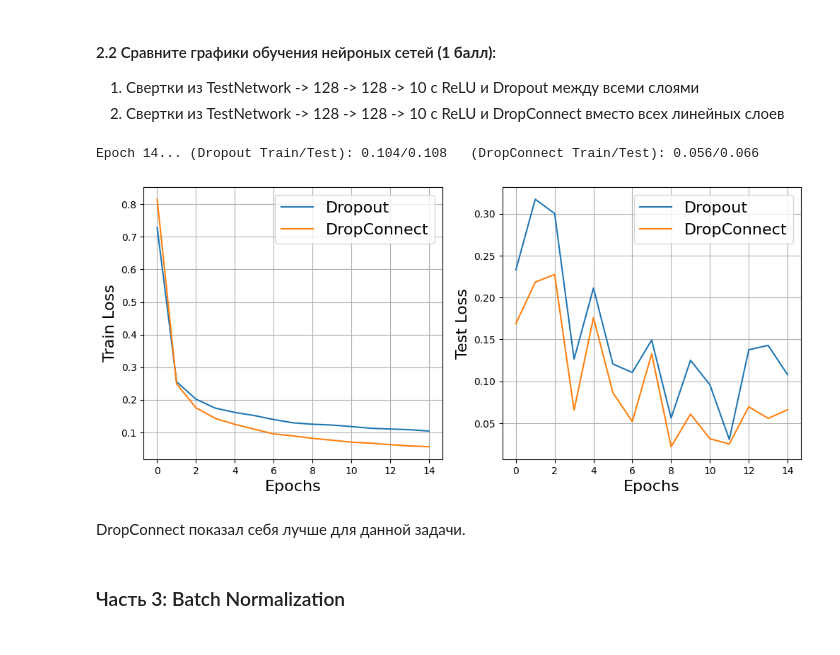
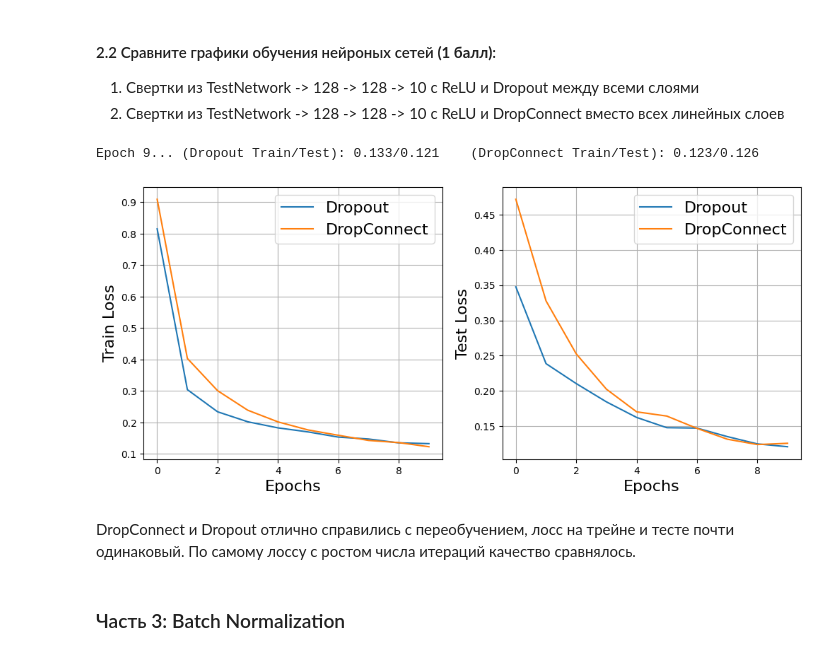
Before and after one commit to ladudin/VK-DL, a Jupyter notebook: lecture5/homework5.ipynb, the cells around one changed output. Saved outputs shown, nothing was run; the diff lists cells and outputs as text; code cells hidden in the pictures.

```diff
--- a/lecture5/homework5.ipynb
+++ b/lecture5/homework5.ipynb
@@ -297,6 +297,8 @@ def train(model1, name1, model2, name2, opt1, opt2, loss_fn, n_epochs=5, plot=Tr
         model2_losses = []
         with torch.no_grad():
             for batch_idx,(images_test, labels_test) in enumerate(test_loader):
+                X = images_test.data
+                y = labels_test.data
                 output1 = model1(X)
                 output2 = model2(X)
                 loss1 = loss_fn(output1, y)
@@ -354,20 +356,24 @@ class DropConnect(nn.Module):
         self.linear = nn.Linear(input_dim, output_dim)
         self.p = p
 
+
     def forward(self, x):
-        mask = torch.empty_like(self.linear.weight).bernoulli_(1 - self.p).type(torch.FloatTensor)
-        if self.eval:
-            mask = torch.where(mask > 0, 1, 1 - self.p)
+        mask = torch.empty(self.linear.weight.shape).uniform_(0, 1).type(torch.FloatTensor)
+        if self.training:
+            mask = torch.where(mask > self.p, 1, 0)
+        else:
+            mask = torch.where(mask > self.p, 1, 1 - self.p)
+        mask = mask.data
         output = F.linear(x, self.linear.weight * mask, self.linear.bias)
         return output
 # %%
 layers_dropout = [
     nn.Linear(196, 128),
     nn.ReLU(),
-    nn.Dropout(),
+    Dropout(),
     nn.Linear(128, 128),
     nn.ReLU(),
-    nn.Dropout(),
+    Dropout(),
     nn.Linear(128, 10)
 ]
 
@@ -376,7 +382,7 @@ layers_dropconnect = [
     nn.ReLU(),
     DropConnect(128, 128),
     nn.ReLU(),
-    DropConnect(128, 10)
+    nn.Linear(128, 10)
 ]
 # %%
 network_dropout = TestNetwork(nn.Sequential(*layers_dropout))
@@ -386,12 +392,12 @@ optimizer_dropconnect = torch.optim.Adam(network_dropconnect.parameters(), lr=0.
 loss_fn = torch.nn.NLLLoss()
 # %%
 train(network_dropout, "Dropout", network_dropconnect, "DropConnect",
-      optimizer_dropout, optimizer_dropconnect, loss_fn, n_epochs=15)
+      optimizer_dropout, optimizer_dropconnect, loss_fn, n_epochs=10)
 # %% [output]
-Epoch 14... (Dropout Train/Test): 0.104/0.108   (DropConnect Train/Test): 0.056/0.066
+Epoch 9... (Dropout Train/Test): 0.133/0.121    (DropConnect Train/Test): 0.123/0.126
-[figure, old version]
+[figure, new version]
-# %% [markdown]
-DropConnect показал себя лучше для данной задачи.
+# %% [markdown]
+DropConnect и Dropout отлично справились с переобучением, лосс на трейне и тесте почти одинаковый. По самому лоссу с ростом числа итераций качество сравнялось.
 # %% [markdown]
 ### Часть 3: Batch Normalization
 # %% [markdown]
```
Also changed, not shown: parts of 12 cells of this notebook.
